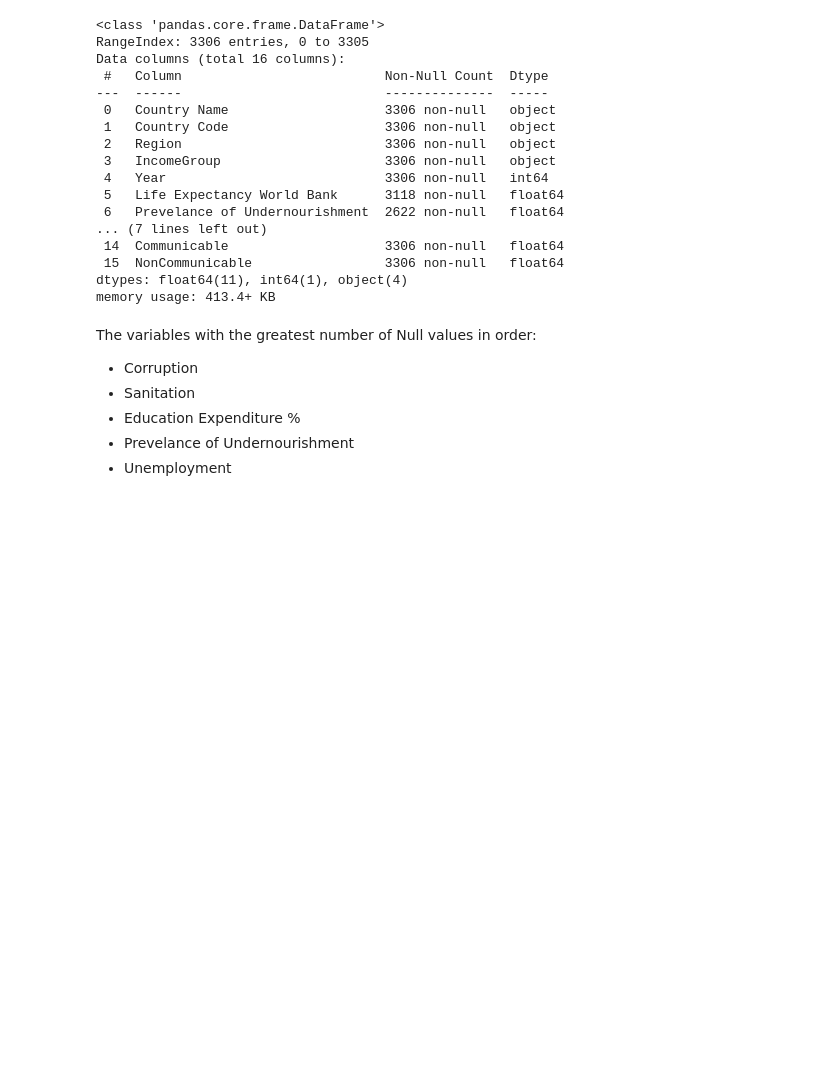
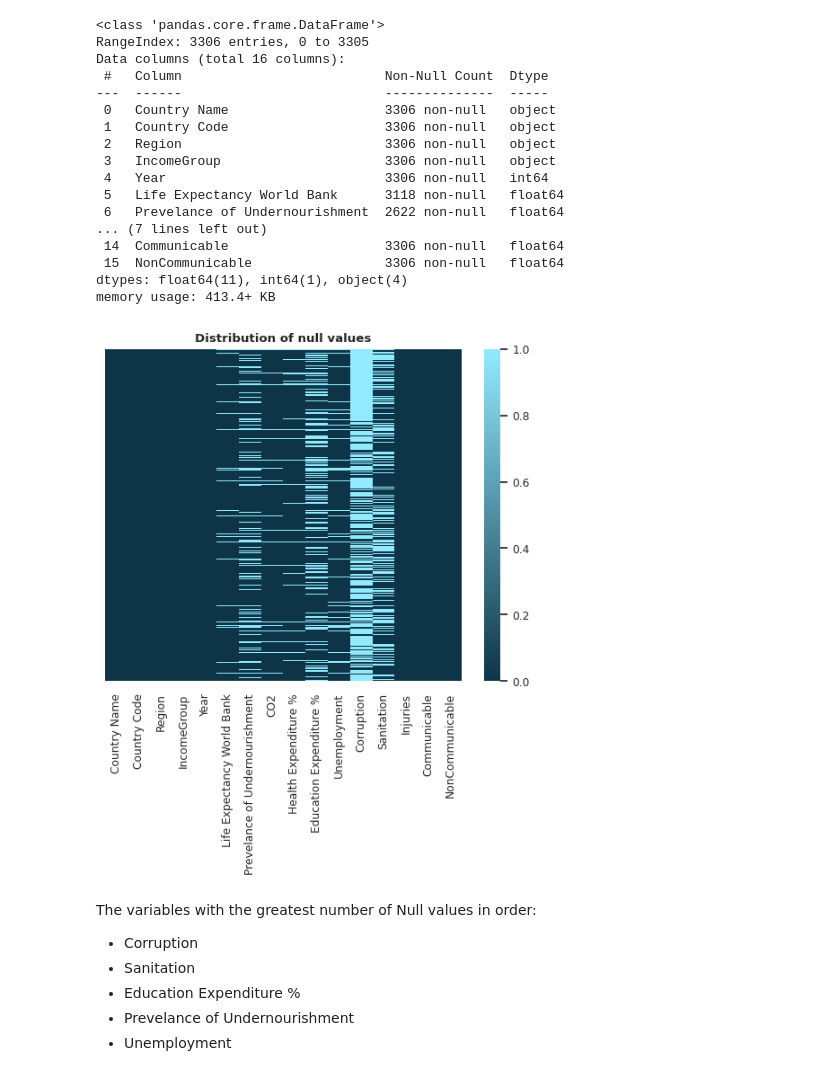
Before and after one commit to William-CCS96/linear_regression_life_expectancy_and_socioeconomic, a Jupyter notebook: notebooks/0.0-linear_regression_life_expectancy_and_socioeconomic-introduction.ipynb, the cells around one changed output. Saved outputs shown, nothing was run; the diff lists cells and outputs as text; code cells hidden in the pictures; blank space fills up the shorter version.

Commit message:
Distribution of null values

```diff
--- a/notebooks/0.0-linear_regression_life_expectancy_and_socioeconomic-introduction.ipynb
+++ b/notebooks/0.0-linear_regression_life_expectancy_and_socioeconomic-introduction.ipynb
@@ -283,6 +283,12 @@ Data columns (total 16 columns):
  15  NonCommunicable                 3306 non-null   float64
 dtypes: float64(11), int64(1), object(4)
 memory usage: 413.4+ KB
+# %%
+sns.heatmap(df.isnull(), yticklabels=False, cbar=True, cmap=cmap)
+plt.title("Distribution of null values", fontweight="bold")
+plt.show()
+# %% [output]
+[figure, added]
 # %% [markdown]
 The variables with the greatest number of Null values in order:
 - Corruption
```
Also changed, not shown: parts of 16 cells of this notebook.
